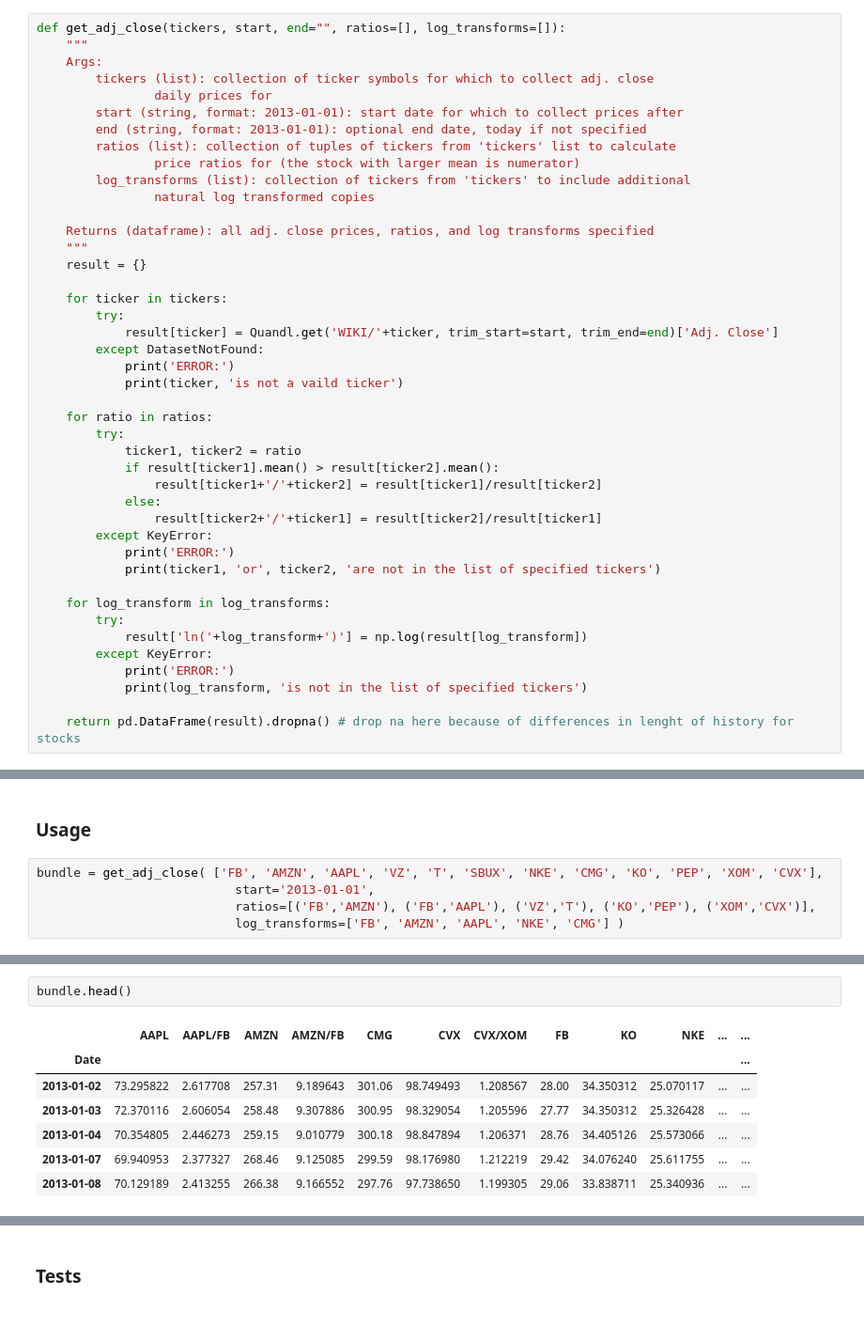
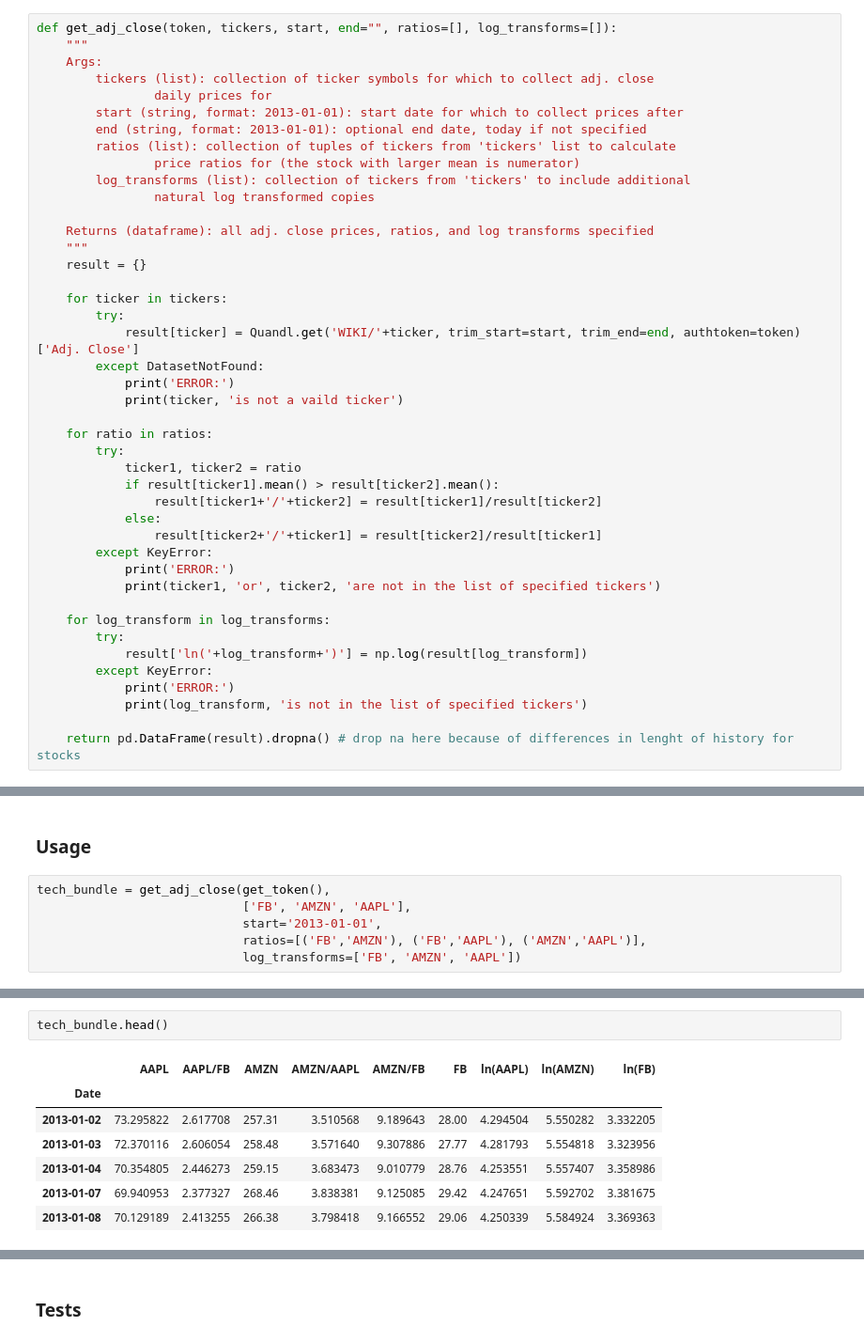
Before and after one commit to bbahmany/quant-finance, a Jupyter notebook: 02-GettingFinancialData.ipynb, the cells around one changed output, grey strips where cells are left out. Shown at 94% size. Cells and saved outputs as stored; diff of their text form.

```diff
--- a/02-GettingFinancialData.ipynb
+++ b/02-GettingFinancialData.ipynb
@@ -13,7 +14,7 @@ import Quandl
 # %% [markdown]
 Below is a function written to serve as a wrapper around Quandl's Python API and provide some needed functionality.
 # %%
-def get_adj_close(tickers, start, end="", ratios=[], log_transforms=[]):
+def get_adj_close(token, tickers, start, end="", ratios=[], log_transforms=[]):
     """
     Args:
         tickers (list): collection of ticker symbols for which to collect adj. close
@@ -31,7 +32,7 @@ def get_adj_close(tickers, start, end="", ratios=[], log_transforms=[]):
 
     for ticker in tickers:
         try:
-            result[ticker] = Quandl.get('WIKI/'+ticker, trim_start=start, trim_end=end)['Adj. Close']
+            result[ticker] = Quandl.get('WIKI/'+ticker, trim_start=start, trim_end=end, authtoken=token)['Adj. Close']
         except DatasetNotFound:
             print('ERROR:')
             print(ticker, 'is not a vaild ticker')
@@ -62,7 +63,8 @@ A copy of this function is placed into api_wrapper.py for use in other notebooks
 # %% [markdown]
 ### Usage
 # %%
-bundle = get_adj_close( ['FB', 'AMZN', 'AAPL', 'VZ', 'T', 'SBUX', 'NKE', 'CMG', 'KO', 'PEP', 'XOM', 'CVX'],
-                           start='2013-01-01',
-                           ratios=[('FB','AMZN'), ('FB','AAPL'), ('VZ','T'), ('KO','PEP'), ('XOM','CVX')],
-                           log_transforms=['FB', 'AMZN', 'AAPL', 'NKE', 'CMG'] )
+tech_bundle = get_adj_close(get_token(),
+                            ['FB', 'AMZN', 'AAPL'],
+                            start='2013-01-01',
+                            ratios=[('FB','AMZN'), ('FB','AAPL'), ('AMZN','AAPL')],
+                            log_transforms=['FB', 'AMZN', 'AAPL'])
@@ -69,10 +76,10 @@ bundle = get_adj_close( ['FB', 'AMZN', 'AAPL', 'VZ', 'T', 'SBUX', 'NKE', 'CMG',
 # %%
-bundle.head()
+tech_bundle.head()
 # %% [output]
-|  | AAPL | AAPL/FB | AMZN | AMZN/FB | CMG | CVX | CVX/XOM | FB | KO | NKE | ... | ... |
-| Date |  |  |  |  |  |  |  |  |  |  |  | ... |
-| 2013-01-02 | 73.295822 | 2.617708 | 257.31 | 9.189643 | 301.06 | 98.749493 | 1.208567 | 28.00 | 34.350312 | 25.070117 | ... | ... |
-| 2013-01-03 | 72.370116 | 2.606054 | 258.48 | 9.307886 | 300.95 | 98.329054 | 1.205596 | 27.77 | 34.350312 | 25.326428 | ... | ... |
-| 2013-01-04 | 70.354805 | 2.446273 | 259.15 | 9.010779 | 300.18 | 98.847894 | 1.206371 | 28.76 | 34.405126 | 25.573066 | ... | ... |
-| 2013-01-07 | 69.940953 | 2.377327 | 268.46 | 9.125085 | 299.59 | 98.176980 | 1.212219 | 29.42 | 34.076240 | 25.611755 | ... | ... |
-| 2013-01-08 | 70.129189 | 2.413255 | 266.38 | 9.166552 | 297.76 | 97.738650 | 1.199305 | 29.06 | 33.838711 | 25.340936 | ... | ... |
+|  | AAPL | AAPL/FB | AMZN | AMZN/AAPL | AMZN/FB | FB | ln(AAPL) | ln(AMZN) | ln(FB) |
+| Date |  |  |  |  |  |  |  |  |  |
+| 2013-01-02 | 73.295822 | 2.617708 | 257.31 | 3.510568 | 9.189643 | 28.00 | 4.294504 | 5.550282 | 3.332205 |
+| 2013-01-03 | 72.370116 | 2.606054 | 258.48 | 3.571640 | 9.307886 | 27.77 | 4.281793 | 5.554818 | 3.323956 |
+| 2013-01-04 | 70.354805 | 2.446273 | 259.15 | 3.683473 | 9.010779 | 28.76 | 4.253551 | 5.557407 | 3.358986 |
+| 2013-01-07 | 69.940953 | 2.377327 | 268.46 | 3.838381 | 9.125085 | 29.42 | 4.247651 | 5.592702 | 3.381675 |
+| 2013-01-08 | 70.129189 | 2.413255 | 266.38 | 3.798418 | 9.166552 | 29.06 | 4.250339 | 5.584924 | 3.369363 |
```
Also changed, not shown: parts of 7 cells of this notebook, 5 other files.
